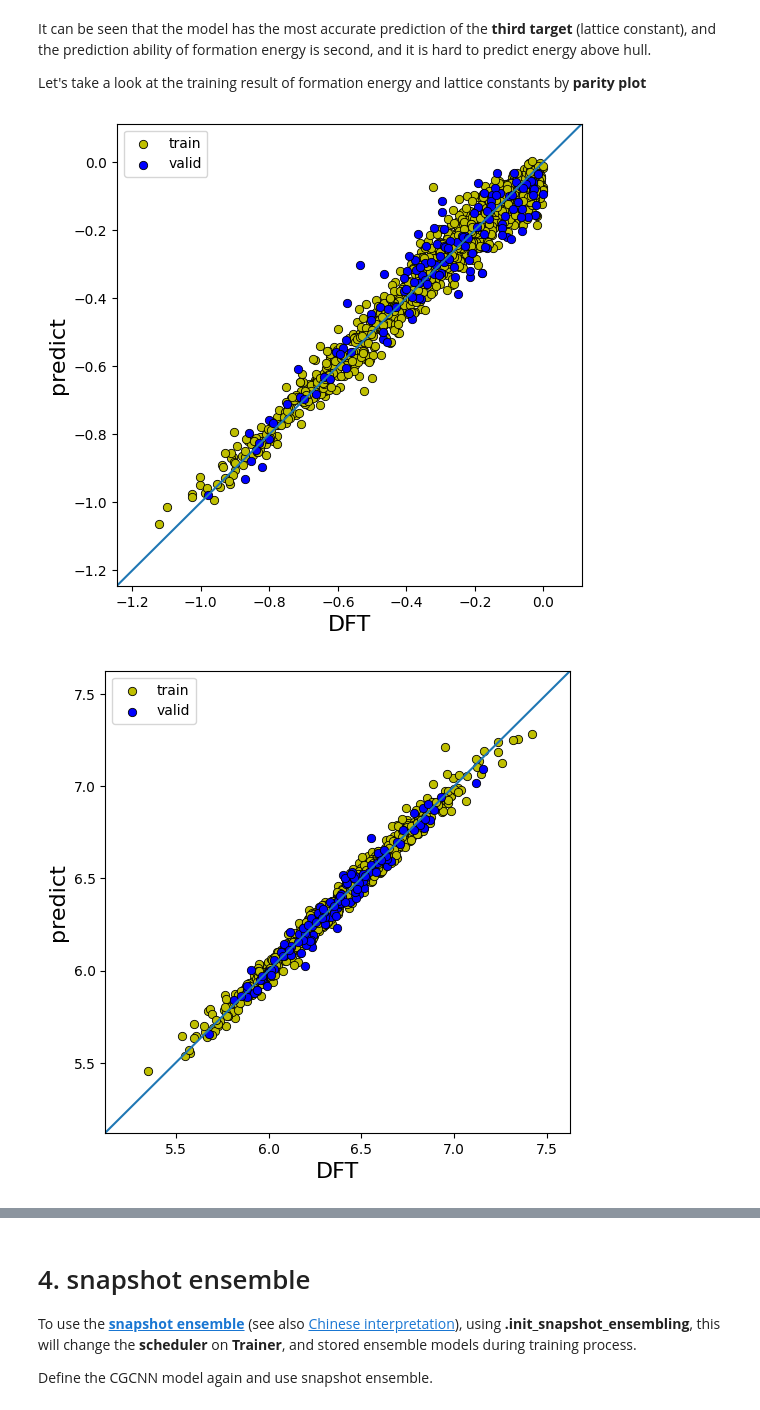
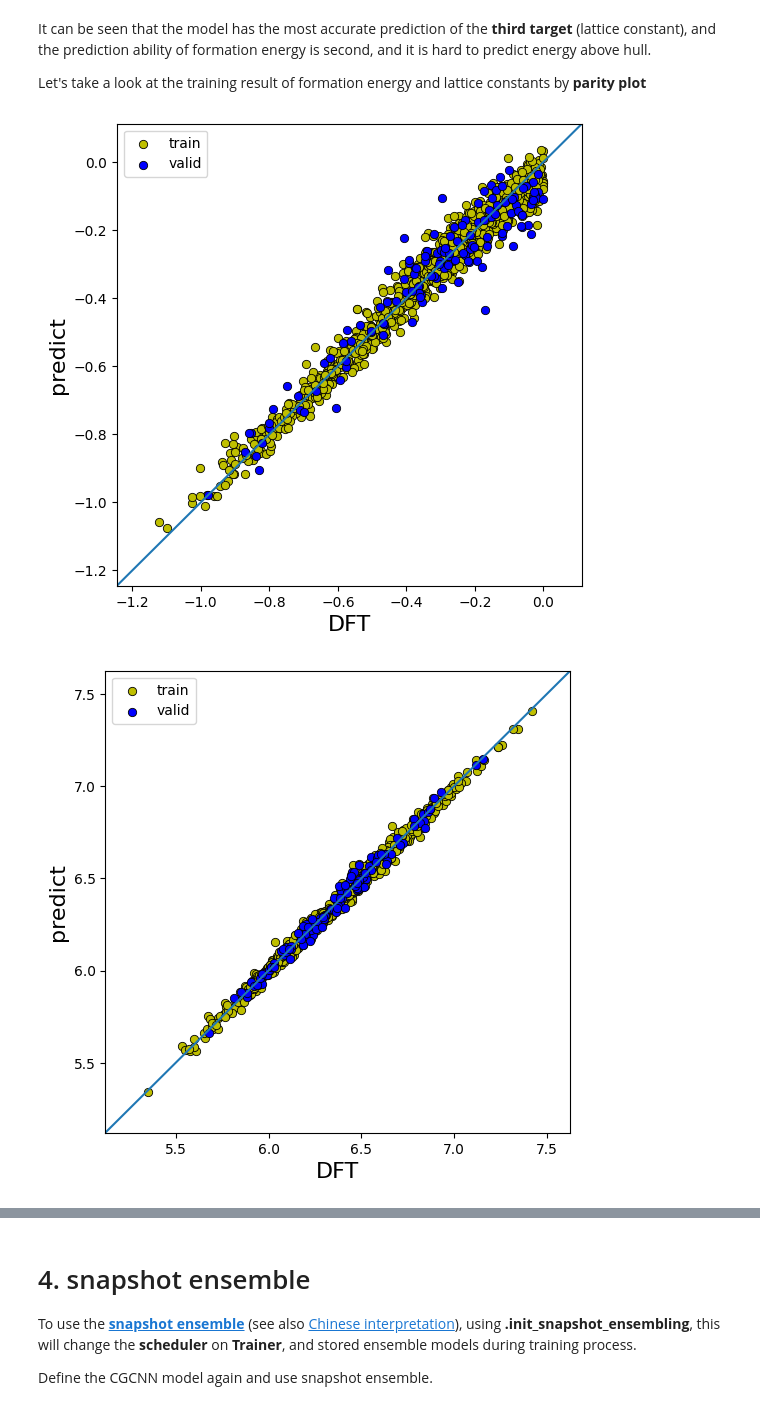
Before and after one commit to jchddd/asgcnn, a Jupyter notebook: Tutorials_model_training.ipynb, the cells around one changed output, grey strips where cells are left out. Saved outputs shown, nothing was run; the diff lists cells and outputs as text; code cells hidden in the pictures.

```diff
--- a/Tutorials_model_training.ipynb
+++ b/Tutorials_model_training.ipynb
@@ -372,7 +372,7 @@ If you want to train only **one target**, change the **target** parameters in **
 First define **Encoder_structure** , **Encoder_element** and **Encoder_edge**.
 # %%
 Es = Encoder_structure(cutoff=3.36)
-En = Encoder_element(features=['atomic number'])# ,elements=['Fe',.......]
+En = Encoder_element(features=['atomic number', 'group', 'period'])# ,elements=['Fe',.......]
 Ee = Encoder_edge(features=['bond'])
 # %% [markdown]
 Then unzip the bulk structure files and build the dataset by **Graph_data_loader**.
@@ -385,20 +385,20 @@ setup_seed(4311)
 # load training set
 Loader_train_bulk = Graph_data_loader(250)
 Loader_train_bulk.load_data(
-    data_excel='data/Bulk_train_1000.csv',
+    data_excel='data/Bulk_train_1000.xlsx',
     encoders=[Es],
     file_paths=['structures/bulk_structures'],
     file_columns=['composition'],
-    target=['E_formation','E_above_hull', 'lattice_constant'])
+    target=['E_formation', 'lattice_constant', 'E_above_hull'])#
 
 # load validation set
 Loader_valid_bulk = Graph_data_loader(134)
 Loader_valid_bulk.load_data(
-    data_excel='data/Bulk_valid_134.csv',
+    data_excel='data/Bulk_valid_134.xlsx',
     encoders=[Es],
     file_paths=['structures/bulk_structures'],
     file_columns=['composition'],
-    target=['E_formation','E_above_hull', 'lattice_constant'])
+    target=['E_formation', 'lattice_constant', 'E_above_hull'])#
 # %%
 Loader_train_bulk.apply_feature(
     encoder_element=[En],
@@ -413,12 +414,12 @@ Now, we can define a CGCNN model and train it.
 model = CGCNN(
     node_feat_length=En.feature_lentgh_total,
     edge_feat_length=Ee.feature_length_total,
-    embed_feat_length=10,
-    conv_number=2,
-    fc_lens=[30,20],
+    embed_feat_length=20,
+    conv_number=3,
+    fc_lens=[40, 20],
     mlp_acti='sigmoid',
     task_typ='regre',
-    regre_dim=3)
+    regre_dim=[3])
 # %%
 t = Trainer(
     Module=model,
@@ -426,9 +427,9 @@ t = Trainer(
     Dataloader_valid=Loader_valid_bulk,
     init_lr=0.1,
     metric='hyb',
-    metric_para={'weight': [0.5, 0.3, 0.2]},
+    metric_para={'weight':[1,1,1]},
     scheduler_para=200,
-    target_dims=[1, 1, 1])
+    target_dims=[1,1,1])
 # %%
 t.train(200)
 # %% [markdown]
@@ -460,8 +461,8 @@ Let's take a look at the training result of formation energy and lattice constan
 # %%
 t.show_result(ti=0)
 # %% [output]
-[figure, old version]
+[figure, new version]
 # %%
-t.show_result(ti=2)
+t.show_result(ti=1)
 # %% [output]
-[figure, old version]
+[figure, new version]
```
Also changed, not shown: parts of 16 cells of this notebook.
